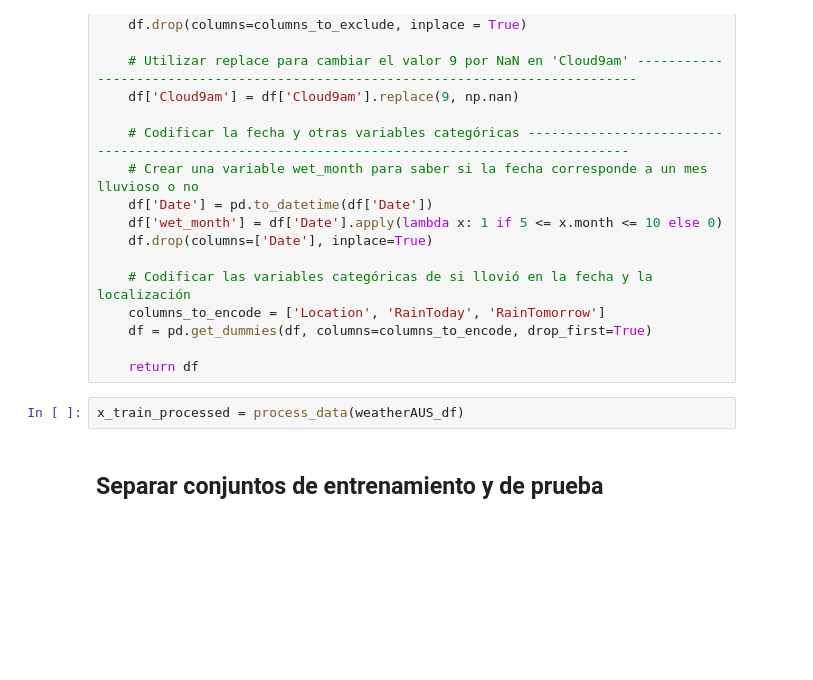
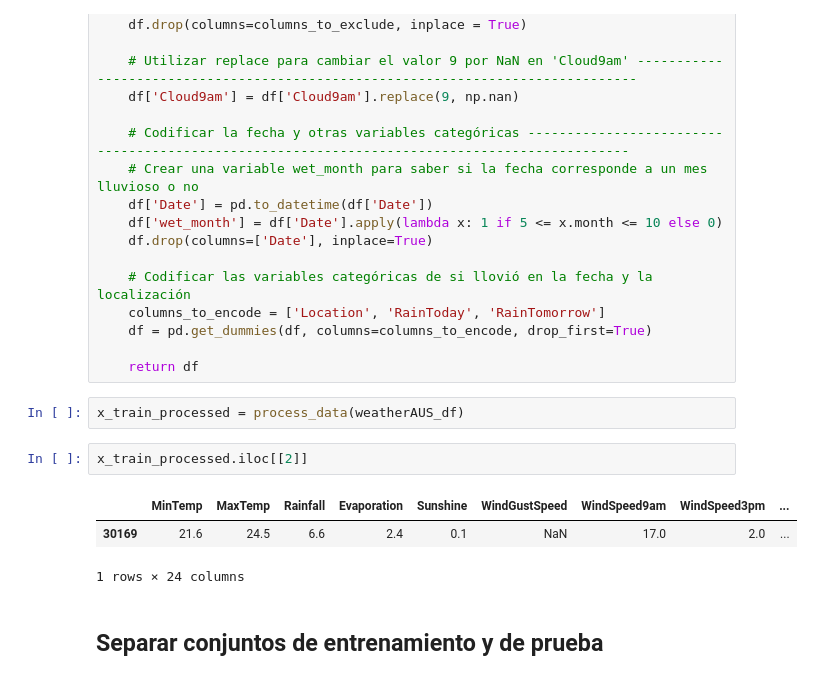
Before and after one commit to salvanya/ML-rain-prediction, a Jupyter notebook: MLOps.ipynb, the cells around one changed output. Saved outputs shown, nothing was run; the diff lists cells and outputs as text; blank space fills up the shorter version.

```diff
--- a/MLOps.ipynb
+++ b/MLOps.ipynb
@@ -79,6 +79,12 @@ def process_data(df):
     return df
 # %%
 x_train_processed = process_data(weatherAUS_df)
+# %%
+x_train_processed.iloc[[2]]
+# %% [output]
+|  | MinTemp | MaxTemp | Rainfall | Evaporation | Sunshine | WindGustSpeed | WindSpeed9am | WindSpeed3pm | ... |
+| 30169 | 21.6 | 24.5 | 6.6 | 2.4 | 0.1 | NaN | 17.0 | 2.0 | ... |
+1 rows × 24 columns
 # %% [markdown]
 ## Separar conjuntos de entrenamiento y de prueba
 # %%
```
Also changed, not shown: parts of 5 cells of this notebook.
